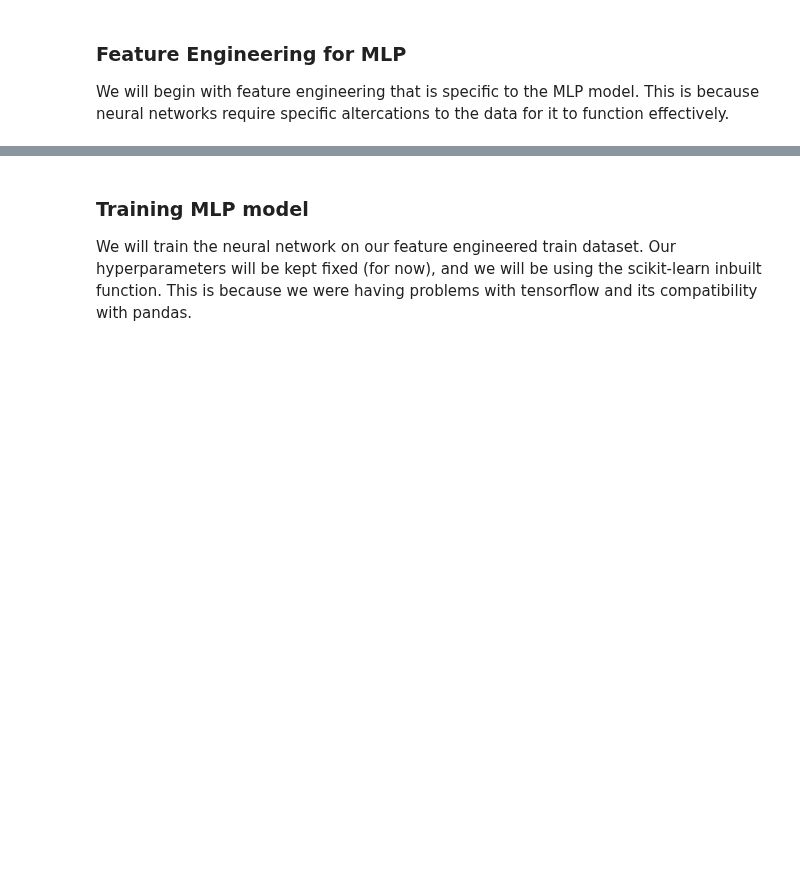
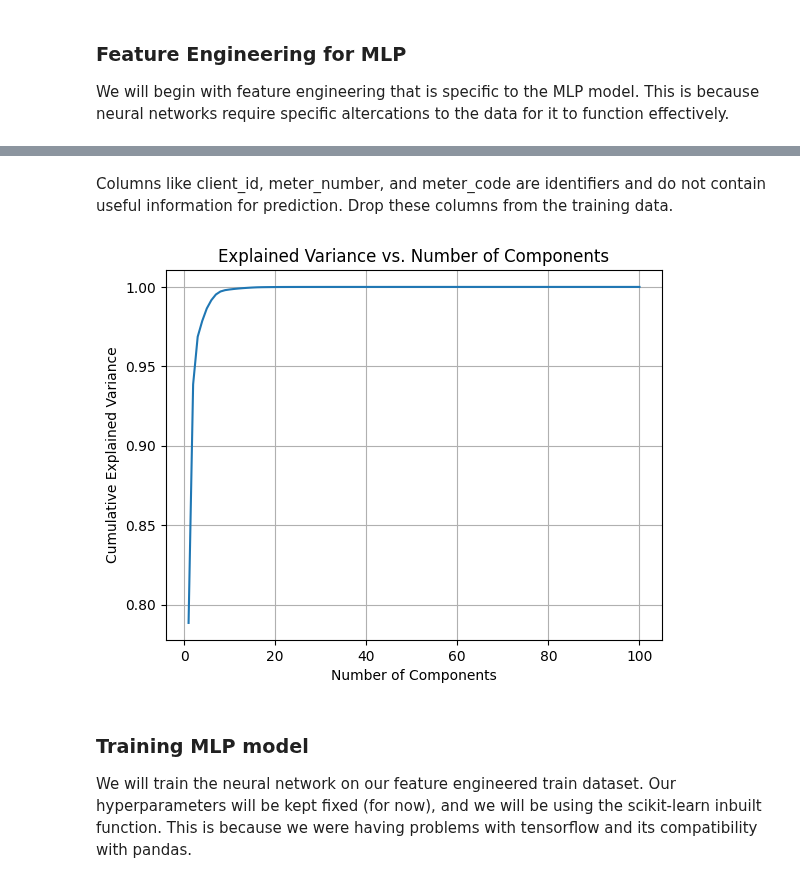
Before and after one commit to bernisschow/CS3244-Fraud-Detection-in-Electricity-and-Gas-Consumption, a Jupyter notebook: NeuralNetworks.ipynb, the cells around one changed output, grey strips where cells are left out. Drawn from its saved outputs; the diff is of its cells as text; code cells hidden in the pictures; blank space fills up the shorter version.

```diff
--- a/NeuralNetworks.ipynb
+++ b/NeuralNetworks.ipynb
@@ -34,5 +40,5 @@ from sklearn.metrics import classification_report, accuracy_score
 # %% [markdown]
 #### MLP datasets
 # %%
-train = pd.read_csv('processed_data/transformed_data/train_set.csv')
-test = pd.read_csv('processed_data/transformed_data/test_set.csv')
+train_df = pd.read_csv('/Users/Berniss/Downloads/CS3244/CS3244-Fraud-Detection-in-Electricity-and-Gas-Consumption/processed_data/transformed_data/train_set.csv')
+test_df = pd.read_csv('/Users/Berniss/Downloads/CS3244/CS3244-Fraud-Detection-in-Electricity-and-Gas-Consumption/processed_data/transformed_data/test_set.csv')
@@ -41,3 +45,9 @@ FileNotFoundError: [Errno 2] No such file or directory: 'processed_data/transfor
+# %%
+X_train = train_df.drop(columns=['fraud_status'])
+y_train = train_df['fraud_status']
+
+X_test = test_df.drop(columns=['fraud_status'])
+y_test = test_df['fraud_status']
 # %% [markdown]
 #### RNN datasets
 # %%
@@ -61,0 +81,6 @@ NameError: name 'pd' is not defined
+# %% [markdown]
+Columns like client_id, meter_number, and meter_code are identifiers and do not contain useful information for prediction. Drop these columns from the training data.
+# %%
+irrelevant_columns = ['client_id', 'meter_number', 'meter_code', 'creation_date']
+X_train = X_train.drop(columns=irrelevant_columns, errors='ignore')
+X_test = X_test.drop(columns=irrelevant_columns, errors='ignore')
@@ -61,0 +114,18 @@ NameError: name 'pd' is not defined
+# %%
+pca = PCA()
+pca.fit(X_train)
+explained_variance_ratio = pca.explained_variance_ratio_.cumsum()
+
+# Plotting the cumulative explained variance
+import matplotlib.pyplot as plt
+plt.plot(range(1, len(explained_variance_ratio) + 1), explained_variance_ratio)
+plt.xlabel('Number of Components')
+plt.ylabel('Cumulative Explained Variance')
+plt.title('Explained Variance vs. Number of Components')
+plt.grid()
+plt.show()
+
+# Choosing the number of components that explain at least 95% of variance
+n_components = next(i for i, cum_var in enumerate(explained_variance_ratio) if cum_var >= 0.95) + 1
+# %% [output]
+[figure, added]
```
Also changed, not shown: parts of 21 cells of this notebook.
